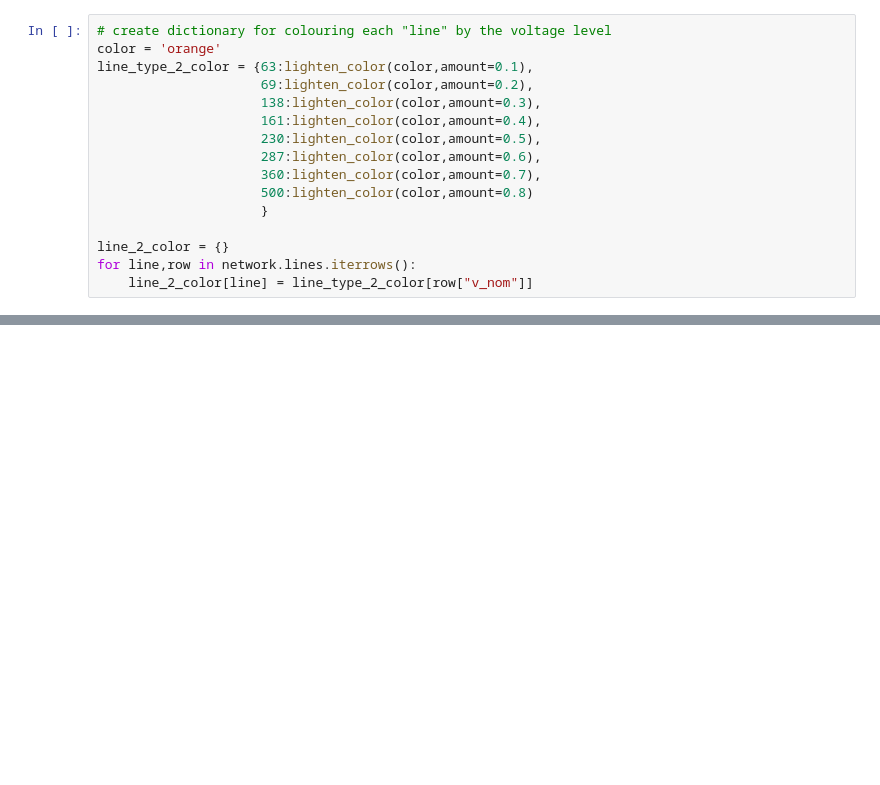
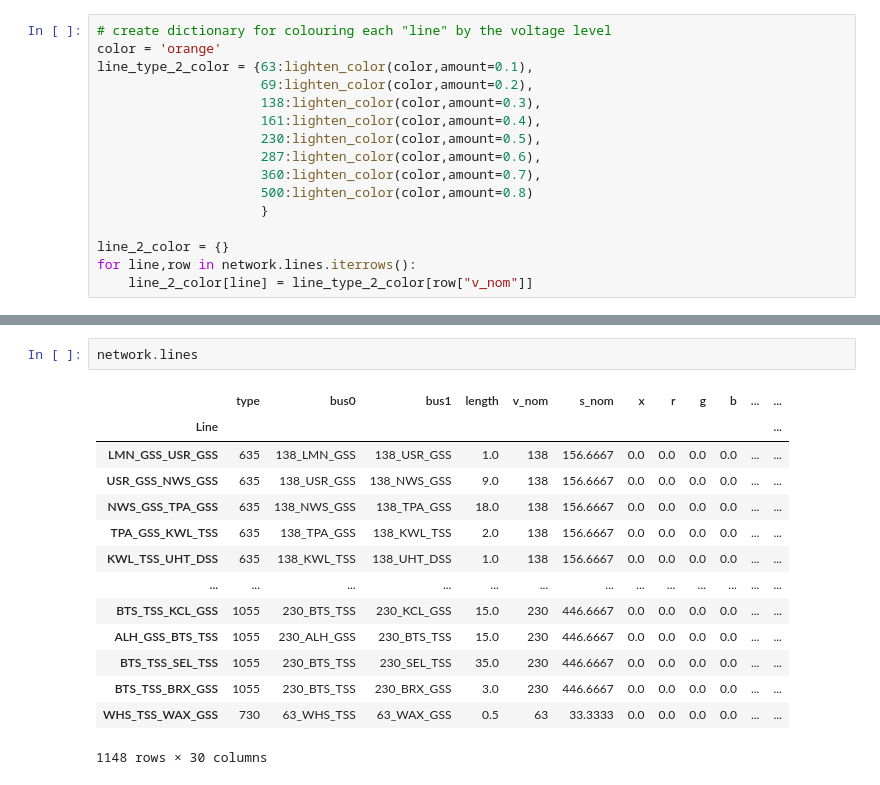
Before and after one commit to DeltaE/PyPSA_BC, a Jupyter notebook: notebooks/testing-lines-pypsa.ipynb, the cells around one changed output, grey strips where cells are left out. Cells and saved outputs as stored; diff of their text form; blank space fills up the shorter version.

Commit message:
Added capacity to lines based on CODERS.

```diff
--- a/notebooks/testing-lines-pypsa.ipynb
+++ b/notebooks/testing-lines-pypsa.ipynb
@@ -101,0 +100,17 @@ fig.savefig("../results/bc-network.jpg")
+# %%
+network.lines
+# %% [output]
+|  | type | bus0 | bus1 | length | v_nom | s_nom | x | r | g | b | ... | ... |
+| Line |  |  |  |  |  |  |  |  |  |  |  | ... |
+| LMN_GSS_USR_GSS | 635 | 138_LMN_GSS | 138_USR_GSS | 1.0 | 138 | 156.6667 | 0.0 | 0.0 | 0.0 | 0.0 | ... | ... |
+| USR_GSS_NWS_GSS | 635 | 138_USR_GSS | 138_NWS_GSS | 9.0 | 138 | 156.6667 | 0.0 | 0.0 | 0.0 | 0.0 | ... | ... |
+| NWS_GSS_TPA_GSS | 635 | 138_NWS_GSS | 138_TPA_GSS | 18.0 | 138 | 156.6667 | 0.0 | 0.0 | 0.0 | 0.0 | ... | ... |
+| TPA_GSS_KWL_TSS | 635 | 138_TPA_GSS | 138_KWL_TSS | 2.0 | 138 | 156.6667 | 0.0 | 0.0 | 0.0 | 0.0 | ... | ... |
+| KWL_TSS_UHT_DSS | 635 | 138_KWL_TSS | 138_UHT_DSS | 1.0 | 138 | 156.6667 | 0.0 | 0.0 | 0.0 | 0.0 | ... | ... |
+| ... | ... | ... | ... | ... | ... | ... | ... | ... | ... | ... | ... | ... |
+| BTS_TSS_KCL_GSS | 1055 | 230_BTS_TSS | 230_KCL_GSS | 15.0 | 230 | 446.6667 | 0.0 | 0.0 | 0.0 | 0.0 | ... | ... |
+| ALH_GSS_BTS_TSS | 1055 | 230_ALH_GSS | 230_BTS_TSS | 15.0 | 230 | 446.6667 | 0.0 | 0.0 | 0.0 | 0.0 | ... | ... |
+| BTS_TSS_SEL_TSS | 1055 | 230_BTS_TSS | 230_SEL_TSS | 35.0 | 230 | 446.6667 | 0.0 | 0.0 | 0.0 | 0.0 | ... | ... |
+| BTS_TSS_BRX_GSS | 1055 | 230_BTS_TSS | 230_BRX_GSS | 3.0 | 230 | 446.6667 | 0.0 | 0.0 | 0.0 | 0.0 | ... | ... |
+| WHS_TSS_WAX_GSS | 730 | 63_WHS_TSS | 63_WAX_GSS | 0.5 | 63 | 33.3333 | 0.0 | 0.0 | 0.0 | 0.0 | ... | ... |
+1148 rows × 30 columns
```
Also changed, not shown: parts of 2 cells of this notebook, 2 other files.
